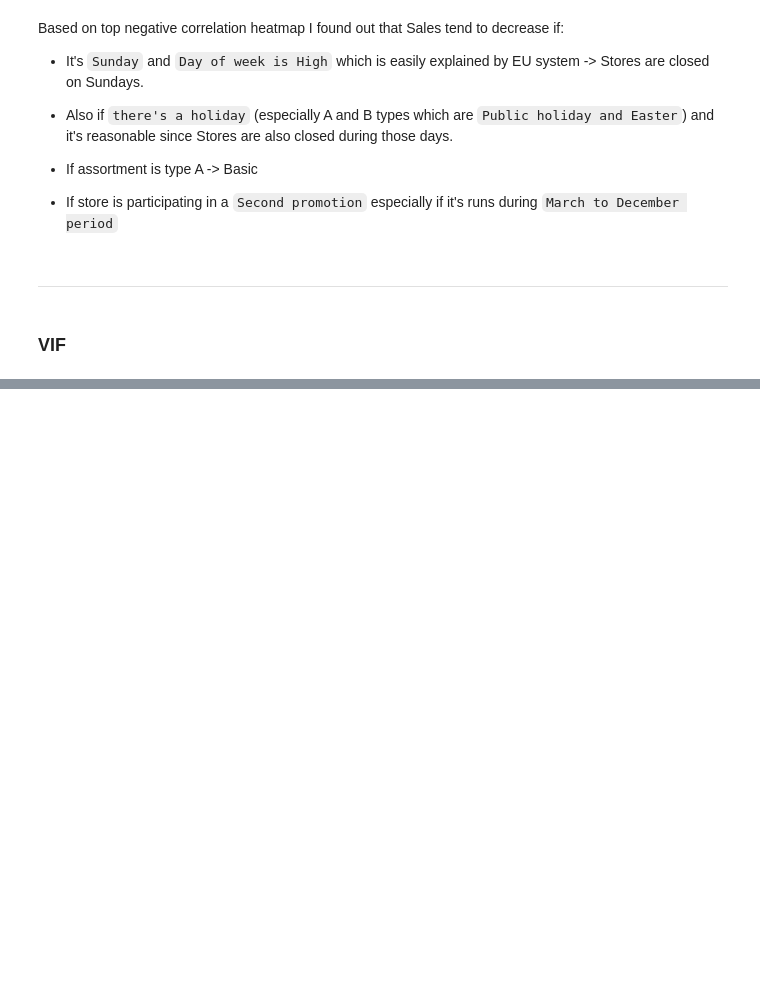
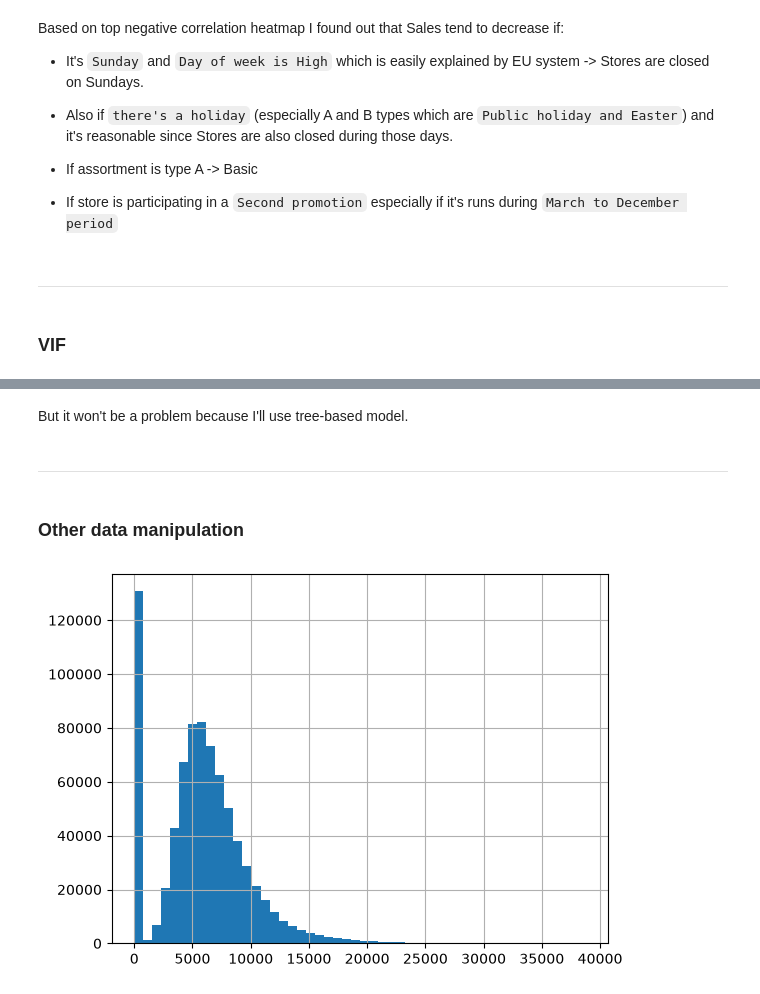
Before and after one commit to nick-st-coder/rossmann, a Jupyter notebook: notebooks/EDA.ipynb, the cells around one changed output, grey strips where cells are left out. Drawn from its saved outputs; the diff is of its cells as text; code cells hidden in the pictures; blank space fills up the shorter version.

Commit message:
added: more plots to EDA

```diff
--- a/notebooks/EDA.ipynb
+++ b/notebooks/EDA.ipynb
@@ -82,0 +134,11 @@ KeyboardInterrupt:
+# %% [markdown]
+But it won't be a problem because I'll use tree-based model.
+# %% [markdown]
+---
+# %% [markdown]
+### Other data manipulation
+# %%
+df["Sales"].hist(bins=50)
+plt.show()
+# %% [output]
+[figure, added]
```
Also changed, not shown: parts of 13 cells of this notebook.
